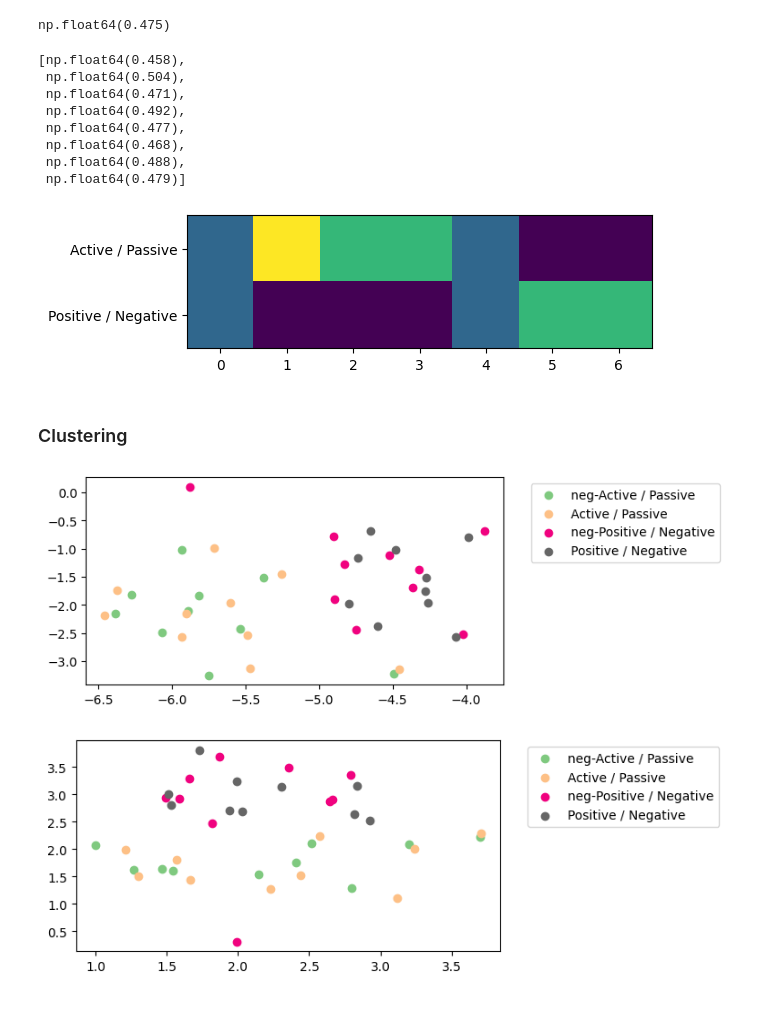
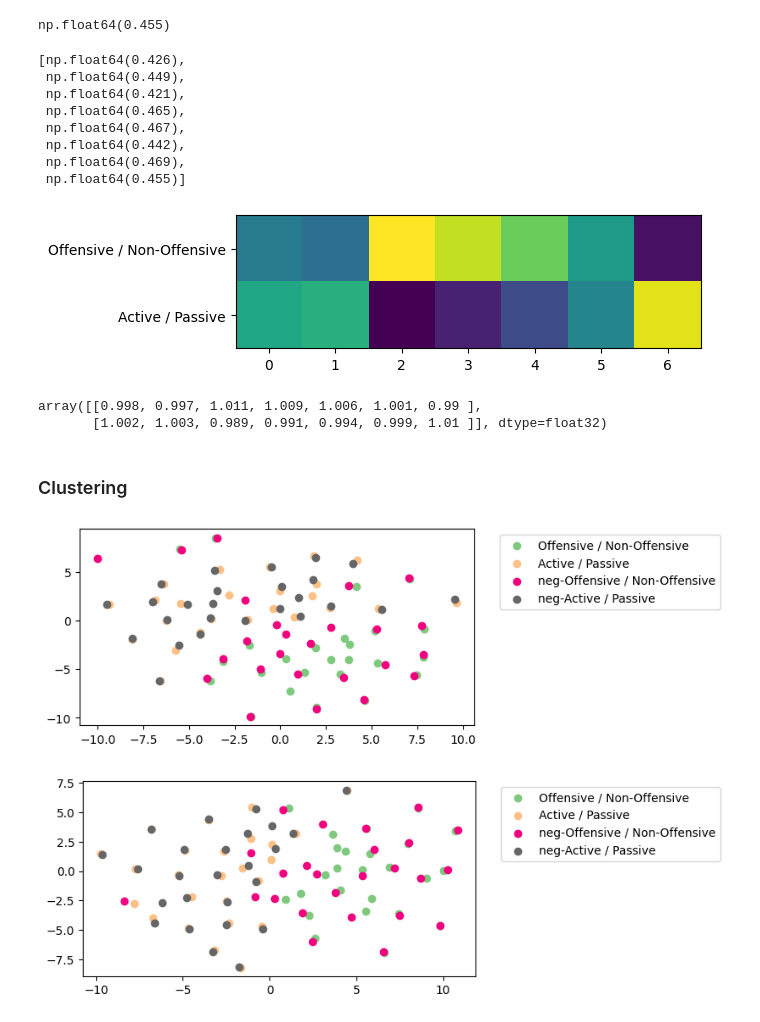
Before and after one commit to MiladAlshomary/Multi-LUAR, a Jupyter notebook: src-ipynb/multi-luar-analysis.ipynb, the cells around one changed output. Saved outputs shown, nothing was run; the diff lists cells and outputs as text; code cells hidden in the pictures.

```diff
--- a/src-ipynb/multi-luar-analysis.ipynb
+++ b/src-ipynb/multi-luar-analysis.ipynb
@@ -35,4 +43,4 @@ tokenizer = AutoTokenizer.from_pretrained("rrivera1849/LUAR-MUD")
 # Load data
 style_distance_dataset = load_dataset('StyleDistance/synthstel')
 # Create author for each style feature
-author_lvl_style_dataset= merge_texts_to_authors_per_label(style_distance_dataset['train'].filter(lambda row: row['feature'] in analyzed_labels), 10)
+author_lvl_style_dataset= merge_texts_to_authors_per_label(style_distance_dataset['train'].filter(lambda row: row['feature'] in analyzed_labels), 25)
@@ -46,5 +51,5 @@ Dataset({
 # %%
-max_seq_length = 320 # longest sequence is 320
+max_seq_length = 96 # longest sequence is 320
 # Get embeddings from multi-luar
 positives_embeddings = get_luar_embeddings(author_lvl_style_dataset['positive'], multiluar_model, tokenizer, max_length=max_seq_length, batch_size=5, is_multi_luar=True)
 negatives_embeddings = get_luar_embeddings(author_lvl_style_dataset['negative'], multiluar_model, tokenizer, max_length=max_seq_length, batch_size=5, is_multi_luar=True)
@@ -58,4 +67,12 @@ negatives_luar_embeddings = [e.unsqueeze(0) for e in negatives_luar_embeddings]
 # %%
+# Compute distance and cosine similarities
+
 # Compute Multi-luar similarity matrices at every layer and average of the layers
 muti_luar_layers_sims = [compute_similarities(positives_embeddings, negatives_embeddings, layer=i) for i in range(7)]
 muti_luar_layers_sims.append(compute_similarities(positives_embeddings, negatives_embeddings, layer=None))
+
+# Compute Luar similarity matrices (only final layer)
+luar_sim_matrix = compute_similarities(positives_embeddings, negatives_embeddings, layer=None)
+
+muti_luar_layers_dist = [compute_distances(positives_embeddings, negatives_embeddings, layer=i) for i in range(7)]
+muti_luar_layers_dist.append(compute_distances(positives_embeddings, negatives_embeddings, layer=None))
@@ -65,18 +79,18 @@ luar_sim_matrix = compute_similarities(positives_luar_embeddings, negatives_luar
 # %%
-compute_mrr(luar_sim_matrix, labels)
+compute_mrr(luar_sim_matrix, all_labels)
 # %% [output]
-np.float64(0.475)
+np.float64(0.455)
 # %%
-[compute_mrr(s, labels) for s in muti_luar_layers_sims]
+[compute_mrr(s, all_labels) for s in muti_luar_layers_sims]
 # %% [output]
-[np.float64(0.458),
- np.float64(0.504),
- np.float64(0.471),
- np.float64(0.492),
- np.float64(0.477),
- np.float64(0.468),
- np.float64(0.488),
- np.float64(0.479)]
+[np.float64(0.426),
+ np.float64(0.449),
+ np.float64(0.421),
+ np.float64(0.465),
+ np.float64(0.467),
+ np.float64(0.442),
+ np.float64(0.469),
+ np.float64(0.455)]
 # %%
 def compute_layer_to_features_significance(muti_luar_layers_sims, labels):
     layer_to_feat_score = []
@@ -96,16 +110,37 @@ def compute_layer_to_features_significance(muti_luar_layers_sims, labels):
 
             #print(label_matrix)
             label_sims.append(round(float(np.mean(label_matrix)/np.mean(other_labels_matrix)), 2))
+            #label_sims.append(round(float(np.mean(label_matrix)), 2))
         layer_to_feat_score.append(label_sims)
     return layer_to_feat_score
+
+def compute_layer_to_features_significance(muti_luar_layers_sims, labels):
+    layer_to_feat_score = []
+    unique_labels = set(labels)
+    for layer in range(7):
+        label_sims = []
+        for label in unique_labels:
+            label_matrix = np.take(muti_luar_layers_sims[layer], np.where(np.array(labels) == label)[0], axis=0)
+            label_matrix = np.take(muti_luar_layers_sims[layer], np.where(np.array(labels) == label)[0], axis=1)
+            label_sims.append(np.mean(label_matrix))
+
+
+        layer_to_feat_score.append([round(float(x)/np.mean(label_sims), 3) for x in label_sims])
+
+    return np.array(layer_to_feat_score).transpose()
 # %%
-layer_to_feat_score = compute_layer_to_features_significance(muti_luar_layers_sims, labels)
+layer_to_feat_score = compute_layer_to_features_significance(muti_luar_layers_dist, labels)
 fig, ax = plt.subplots(figsize=(6,12))
 ax.imshow(layer_to_feat_score)
 ax.set(yticks = range(len(set(labels))), yticklabels=set(labels))
 plt.show()
 # %% [output]
-[figure, old version]
+[figure, new version]
+# %%
+layer_to_feat_score
+# %% [output]
+array([[0.998, 0.997, 1.011, 1.009, 1.006, 1.001, 0.99 ],
+       [1.002, 1.003, 0.989, 0.991, 0.994, 0.999, 1.01 ]], dtype=float32)
 # %% [markdown]
 ### Clustering
 # %%
@@ -139,10 +174,10 @@ def plot_tsne(embeddings, labels, layer):
     plt.legend(bbox_to_anchor=(1.05, 1), loc='upper left')
     plt.show()
 # %%
-plot_tsne(positives_embeddings + negatives_embeddings, labels + ['neg-' + x for x in labels], layer=0)
+plot_tsne(positives_embeddings + negatives_embeddings, labels + ['neg-' + x for x in labels], layer=2)
 # %% [output]
-[figure, old version]
+[figure, new version]
 # %%
-plot_tsne(positives_embeddings + negatives_embeddings, labels + ['neg-' + x for x in labels], layer=3)
+plot_tsne(positives_embeddings + negatives_embeddings, labels + ['neg-' + x for x in labels], layer=6)
 # %% [output]
-[figure, old version]
+[figure, new version]
```
Also changed, not shown: parts of 7 cells of this notebook, 3 other files.
